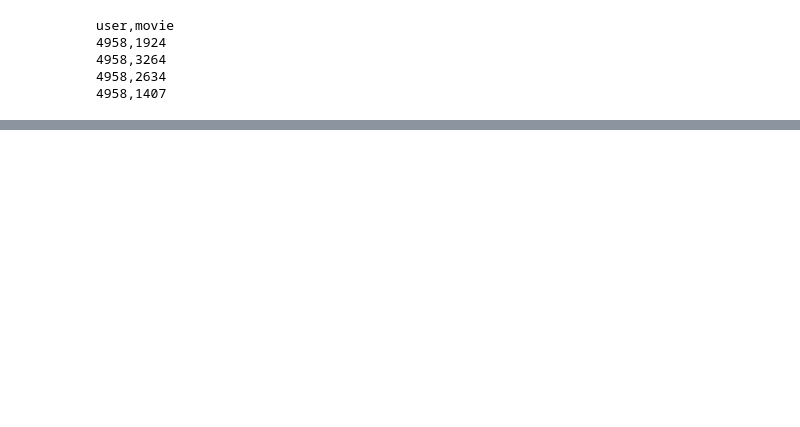
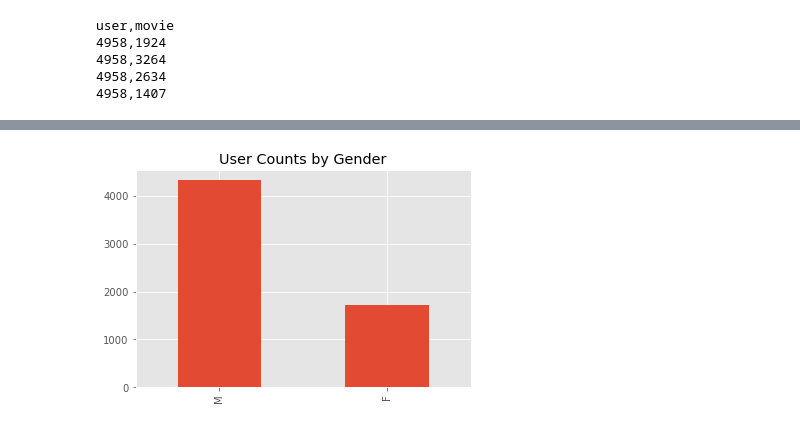
Before and after one commit to jkh-code/movie-recommender, a Jupyter notebook: notebooks/eda-jamal.ipynb, the cells around one changed output, grey strips where cells are left out. Cells and saved outputs as stored; diff of their text form; code cells hidden in the pictures; blank space fills up the shorter version.

```diff
--- a/notebooks/eda-jamal.ipynb
+++ b/notebooks/eda-jamal.ipynb
@@ -21,3 +39,8 @@ import numpy as np
 3::M::25::15::55117
 4::M::45::7::02460
 5::M::25::20::55455
+# %%
+df_users = pd.read_table(
+    "./../data/users.dat", delimiter="::", engine="python",
+    names=["UserID", "Gender", "Age", "Occupation", "Zip-code"])
+df_users.head()
@@ -39,0 +199,6 @@ user,movie
+# %%
+fig, ax = plt.subplots()
+df_users["Gender"].value_counts().plot(kind='bar', ax=ax)
+ax.set_title("User Counts by Gender");
+# %% [output]
+[figure, added]
```
Also changed, not shown: parts of 40 cells of this notebook.
